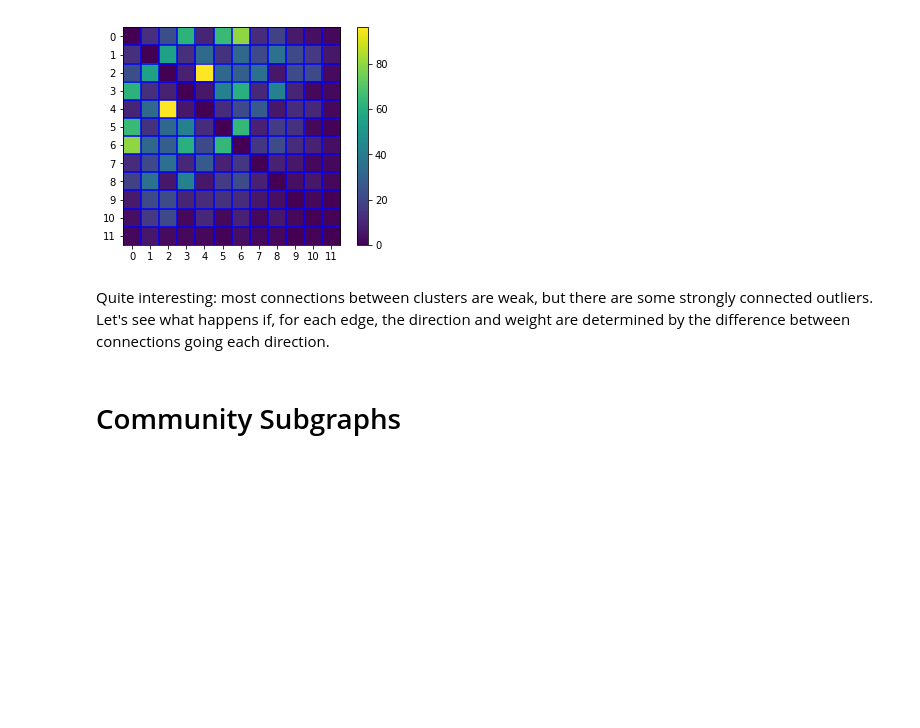
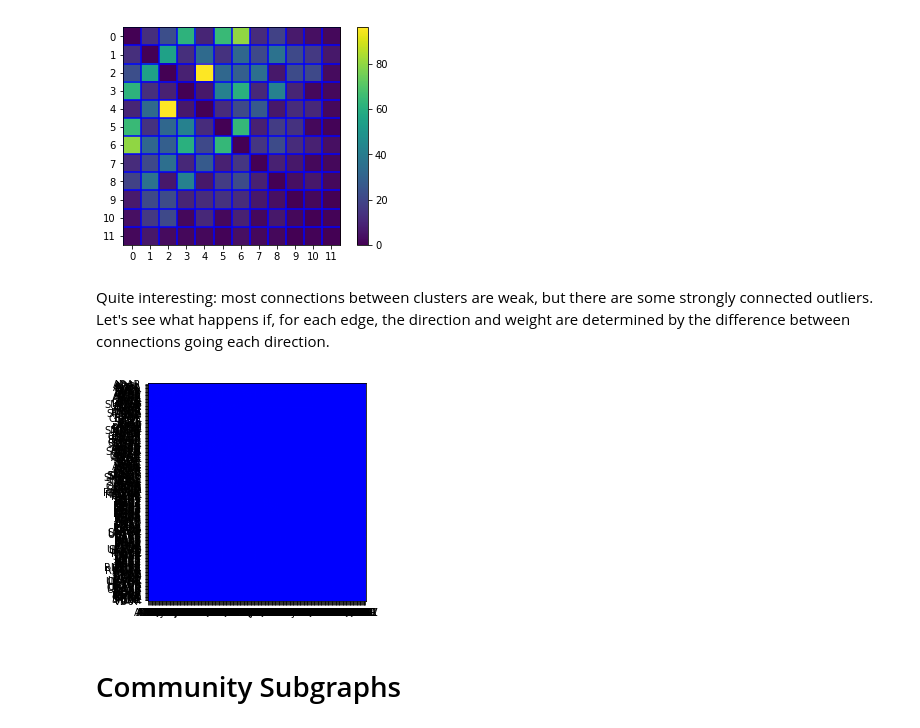
Before and after one commit to 3000farad/neuroloops, a Jupyter notebook: neuroloops.ipynb, the cells around one changed output. Saved outputs shown, nothing was run; the diff lists cells and outputs as text; code cells hidden in the pictures; blank space fills up the shorter version.

```diff
--- a/neuroloops.ipynb
+++ b/neuroloops.ipynb
@@ -70,9 +85,9 @@ def plot_adjmtx(G,bin=True):
     ax.set_xticklabels(node_list)
     ax.set_yticklabels(node_list)
     # add grid lines
-    for i in range(len(node_list)):
-        ax.axvline(x=i-0.5,color='b')
-        ax.axhline(y=i-0.5,color='b')
+#     for i in range(len(node_list)):
+#         ax.axvline(x=i-0.5,color='b')
+#         ax.axhline(y=i-0.5,color='b')
 # %% [markdown]
 # Questions & Hypothesis
 I was curious about cycles because of their relevance to persistent state representation.  This yielded the following questions about cycles in the _C. elegans_ neural graph:
@@ -224,6 +244,10 @@ weight_hist = get_weight_histogram(C)
 width = 1.0
 plt.bar(weight_hist.keys(), weight_hist.values(), width, color='g')
 plt.show()
+# %%
+plot_adjmtx(G)
+# %% [output]
+[figure, added]
 # %% [markdown]
 # Community Subgraphs
 # %%
```
Also changed, not shown: parts of 3 cells of this notebook, 3 other files.
